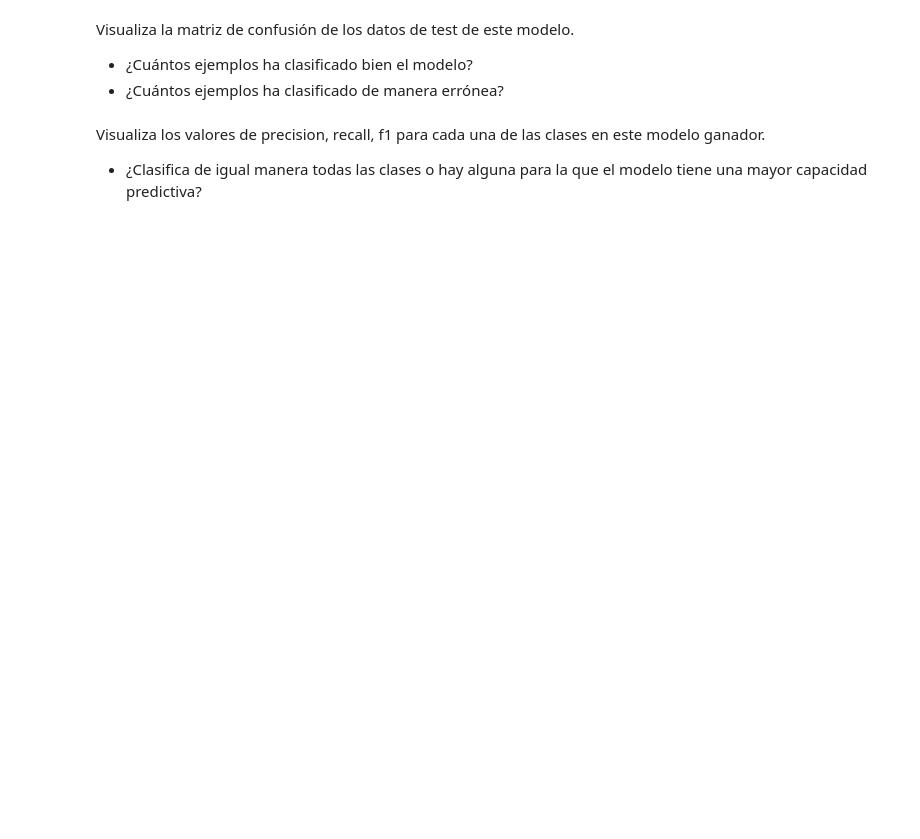
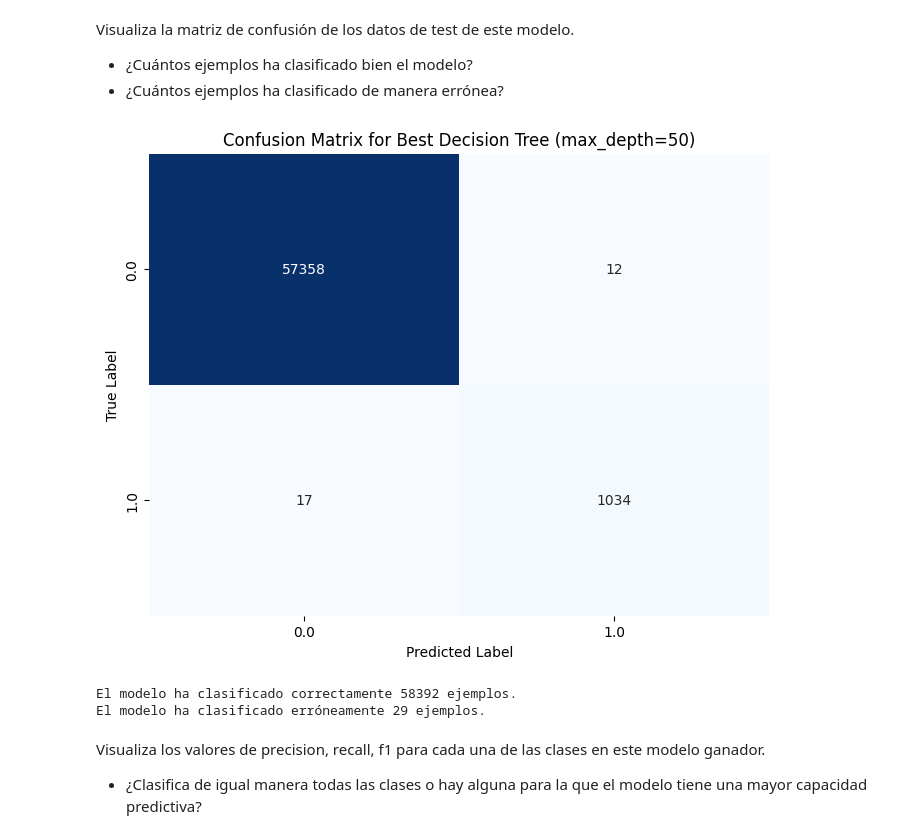
Before and after one commit to Zelechos/MasterAI, a Jupyter notebook: machinelearning/activities/activity_02/Actividad_2_CoverType/Actividad_2_CoverType.ipynb, the cells around one changed output. Cells and saved outputs as stored; diff of their text form; code cells hidden in the pictures; blank space fills up the shorter version.

```diff
--- a/machinelearning/activities/activity_02/Actividad_2_CoverType/Actividad_2_CoverType.ipynb
+++ b/machinelearning/activities/activity_02/Actividad_2_CoverType/Actividad_2_CoverType.ipynb
@@ -166,6 +440,41 @@ Selecciona el modelo que consideras que obtiene mejores resultados para los resu
 Visualiza la matriz de confusión de los datos de test de este modelo.
 - ¿Cuántos ejemplos ha clasificado bien el modelo?
 - ¿Cuántos ejemplos ha clasificado de manera errónea?
+# %%
+from sklearn.metrics import confusion_matrix
+import seaborn as sns
+import matplotlib.pyplot as plt
+
+best_model_dt = None
+for i, depth in enumerate(max_depth_values):
+    if depth == best_depth:
+        best_model_dt = decisionTrees[i]
+        break
+
+if best_model_dt:
+    y_pred_best_model = best_model_dt.predict(X_test)
+
+    cm_best_model = confusion_matrix(y_test, y_pred_best_model)
+
+    plt.figure(figsize=(8, 6))
+    sns.heatmap(cm_best_model, annot=True, fmt='d', cmap='Blues', cbar=False,
+                xticklabels=best_model_dt.classes_, yticklabels=best_model_dt.classes_)
+    plt.xlabel('Predicted Label')
+    plt.ylabel('True Label')
+    plt.title(f'Confusion Matrix for Best Decision Tree (max_depth={best_depth})')
+    plt.show()
+
+    correctly_classified = cm_best_model[0, 0] + cm_best_model[1, 1]
+    incorrectly_classified = cm_best_model[0, 1] + cm_best_model[1, 0]
+
+    print(f"\nEl modelo ha clasificado correctamente {correctly_classified} ejemplos.")
+    print(f"El modelo ha clasificado erróneamente {incorrectly_classified} ejemplos.")
+else:
+    print("Best model not found.")
+# %% [output]
+[figure, added]
+El modelo ha clasificado correctamente 58392 ejemplos.
+El modelo ha clasificado erróneamente 29 ejemplos.
 # %% [markdown]
 Visualiza los valores de precision, recall, f1 para cada una de las clases en este modelo ganador.
 - ¿Clasifica de igual manera todas las clases o hay alguna para la que el modelo tiene una mayor capacidad predictiva?
```
Also changed, not shown: parts of 77 cells of this notebook.
